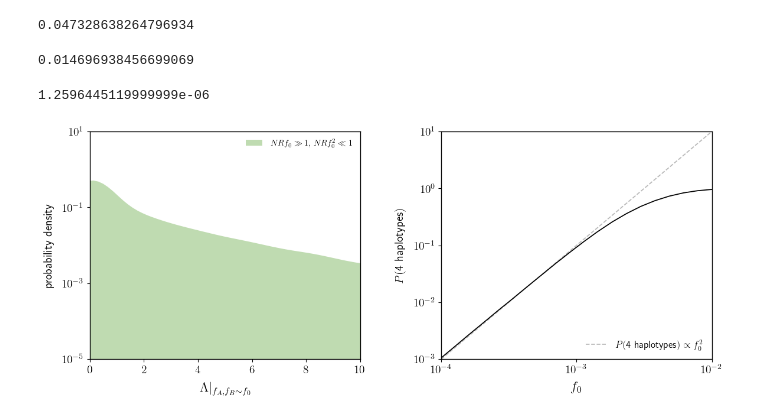
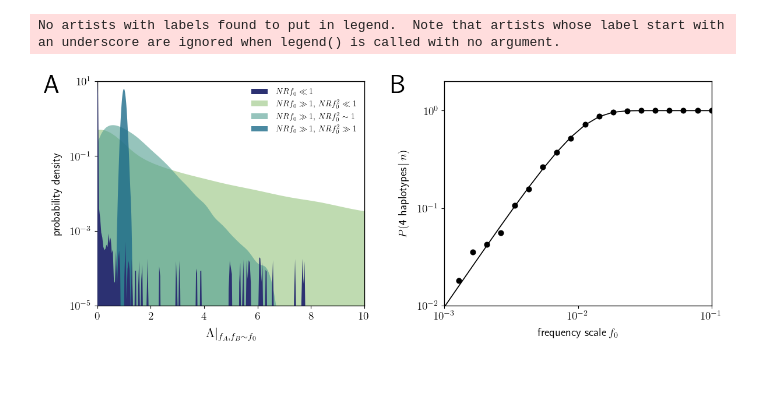
Before and after one commit to alyulina/linkage-equilibrium, a Jupyter notebook: figures/fig6.ipynb, the cells around one changed output. Cells and saved outputs as stored; diff of their text form; code cells hidden in the pictures; blank space fills up the shorter version.

```diff
--- a/figures/fig6.ipynb
+++ b/figures/fig6.ipynb
@@ -137,14 +100,2 @@ lambda2_large_rho_small_nrff = np.load('../simulations/out/lambda2_distr_f_min=0
 lambda2_small_rho_small_nrff = np.load('../simulations/out/lambda2_distr_f_min=0.0120_f_max=0.0180_r=0.00000562.npy')
-# %%
-math.sqrt(0.040*0.056)
-# %% [output]
-0.047328638264796934
-# %%
-math.sqrt(0.012*0.018)
-# %% [output]
-0.014696938456699069
-# %%
-0.0040*0.0056*0.05623413
-# %% [output]
-1.2596445119999999e-06
 # %%
@@ -161,7 +114,7 @@ grid = gridspec.GridSpec(ncols=2, nrows=1,
                          height_ratios=[1], hspace=0.1)
 
 cmap = matplotlib.cm.ScalarMappable(norm=matplotlib.colors.Normalize(vmin=1, vmax=4),cmap=sns.color_palette("crest", as_cmap=True))
-grey = '#b9b9b9'
+grey = '#a1a1a1'
 w = 1.25 # linewidth
 
 for c in range(2):
@@ -171,16 +124,18 @@ for c in range(2):
     # left panel
     if c == 0:
 
+        ax = plt.gca()
+
         rhos = np.logspace(-4.5, 4.5, int(1e2))
 
-        #sns.kdeplot(lambda2_small_rho_small_nrff, bw_adjust=2.5, fill=True, alpha=1, linewidth=0,
-        #    color=matplotlib.colors.rgb2hex(cmap.to_rgba(4)), zorder=4, label=r"$NRf_0 \ll 1$")
+        sns.kdeplot(lambda2_small_rho_small_nrff, bw_adjust=2.5, fill=True, alpha=1, linewidth=0,
+            color=matplotlib.colors.rgb2hex(cmap.to_rgba(4)), zorder=4, label=r"$NRf_0 \ll 1$")
         sns.kdeplot(lambda2_large_rho_small_nrff, bw_adjust=2.5, fill=True, alpha=0.7, linewidth=0,
             color=matplotlib.colors.rgb2hex(cmap.to_rgba(1)), zorder=1, label=r"$NRf_0 \gg 1, \, NRf_0^2 \ll 1$")
-        #sns.kdeplot(lambda2_large_rho_nrff_1, bw_adjust=2.5, fill=True, alpha=0.6, linewidth=0,
-        #    color=matplotlib.colors.rgb2hex(cmap.to_rgba(2)), zorder=2, label=r"$NRf_0 \gg 1, \, NRf_0^2 \sim 1$")
-        #sns.kdeplot(lambda2_large_rho_large_nrff, bw_adjust=2.5, fill=True, alpha=0.8, linewidth=0,
-        #    color=matplotlib.colors.rgb2hex(cmap.to_rgba(3)), zorder=3, label=r"$NRf_0 \gg 1, \, NRf_0^2 \gg 1$")
+        sns.kdeplot(lambda2_large_rho_nrff_1, bw_adjust=2.5, fill=True, alpha=0.6, linewidth=0,
+            color=matplotlib.colors.rgb2hex(cmap.to_rgba(2)), zorder=2, label=r"$NRf_0 \gg 1, \, NRf_0^2 \sim 1$")
+        sns.kdeplot(lambda2_large_rho_large_nrff, bw_adjust=2.5, fill=True, alpha=0.8, linewidth=0,
+            color=matplotlib.colors.rgb2hex(cmap.to_rgba(3)), zorder=3, label=r"$NRf_0 \gg 1, \, NRf_0^2 \gg 1$")
 
         plt.yscale('log')
         plt.minorticks_off()
@@ -191,41 +146,57 @@ for c in range(2):
         plt.yticks([1e-5, 1e-3, 1e-1, 1e1],
                    ['$10^{-5}$', '$10^{-3}$', '$10^{-1}$', '$10^{1}$'])
 
         plt.xlim(0, 10)
         plt.ylim(1e-5, 1e1)
 
         plt.ylabel(r"$\text{probability density}$", fontsize=14, labelpad=10);
         plt.xlabel(r"$\Lambda\vert_{f_A, f_B \sim f_0}$", fontsize=16, labelpad=8);
 
         plt.legend(frameon=False, fontsize=10, loc='upper right', handletextpad=1);
 
+        plt.text(-0.2, 0.95, 'A', fontsize=32, fontweight='black', transform=ax.transAxes)
+
 
     # right panel
     if c == 1:
 
-        plt.plot(four_gamete_f0s, [1e5*x**2 for x in four_gamete_f0s], '--', linewidth=w, c=grey,
-                 label=r"$P(\text{4 haplotypes}) \propto f_0^{2}$")
-        plt.plot(four_gamete_f0s, four_gamete_prob, linewidth=w, c='black')
+        ax = plt.gca()
+
+        N = 1e6
+        r = 0.1
+        n = 10000
+
+        # theory curve; see eq. in the main text
+        alpha = 2 * N * r * four_gamete_f0s**2
+        beta = 2 * N * r
+        probs = 1 - np.power(beta / (beta + n), alpha)
+
+        plt.plot(four_gamete_f0s, probs, linewidth=w, c='black')
+        plt.scatter(four_gamete_f0s, four_gamete_prob, linewidth=w, c='black')
 
         plt.xscale('log')
         plt.yscale('log')
         plt.minorticks_off()
 
         plt.tick_params(axis='both', labelsize=14)
 
-        plt.xticks([1e-4, 1e-3, 1e-2],
-                   ['$10^{-4}$', '$10^{-3}$', '$10^{-2}$'])
+        plt.xticks([1e-3, 1e-2, 1e-1],
+                   ['$10^{-3}$', '$10^{-2}$', '$10^{-1}$'])
         plt.yticks([1e-3, 1e-2, 1e-1, 1e0, 1e1],
                    ['$10^{-3}$', '$10^{-2}$', '$10^{-1}$', '$10^{0}$', '$10^{1}$'])
 
-        plt.xlim(1e-4, 1e-2)
-        plt.ylim(1e-3, 1e1)
+        plt.xlim(1e-3, 1e-1)
+        plt.ylim(1e-2, 0.2e1)
 
-        plt.ylabel(r"$P(\text{4 haplotypes})$", fontsize=14, labelpad=10);
-        plt.xlabel(r"$f_0$", fontsize=16, labelpad=8);
+        plt.ylabel(r"$P(\text{4 haplotypes}\,|\,n)$", fontsize=14, labelpad=10);
+        plt.xlabel(r"$\text{frequency scale}\,f_0$", fontsize=14, labelpad=8);
 
         plt.legend(frameon=False, fontsize=12, loc='lower right', handletextpad=1);
 
-#plt.savefig('fig6_v4.png',dpi=600,bbox_inches='tight')
+        plt.text(-0.2, 0.95, 'B', fontsize=32, fontweight='black', transform=ax.transAxes)
+
+
+plt.savefig('fig6.pdf',dpi=600,bbox_inches='tight')
 # %% [output]
+No artists with labels found to put in legend.  Note that artists whose label start with an underscore are ignored when legend() is called with no argument.
-[figure, old version]
+[figure, new version]
```
Also changed, not shown: parts of 7 cells of this notebook.
